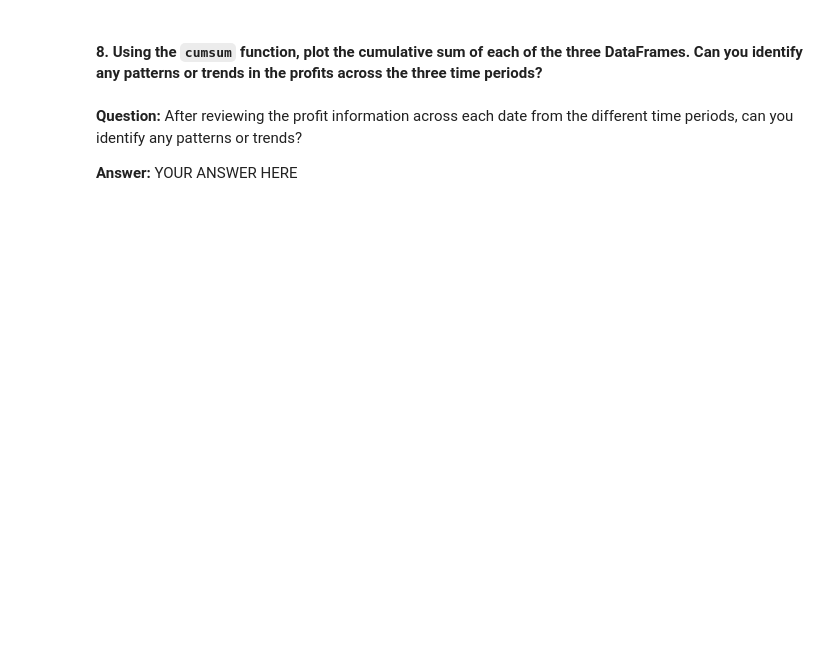
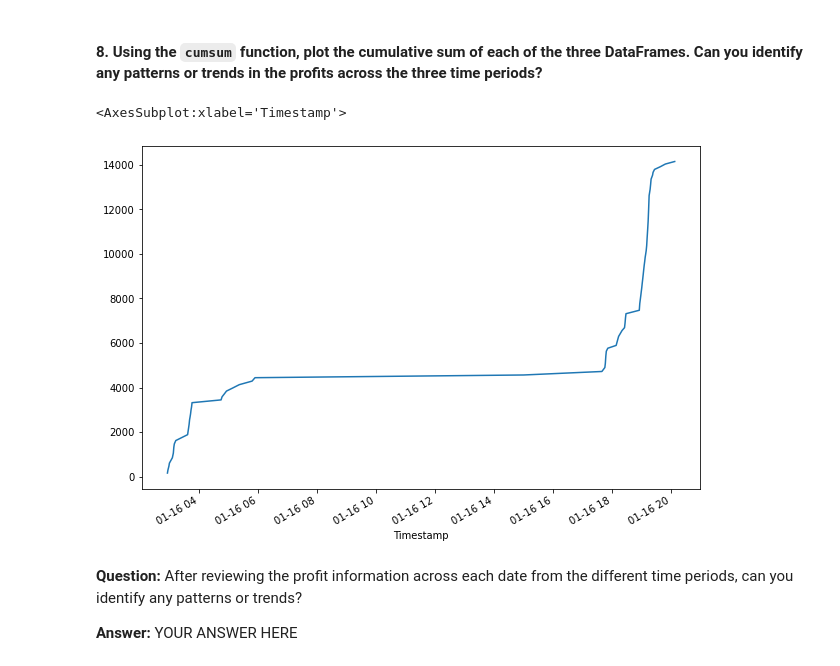
Before and after one commit to asabeti/Module_Challenge_3, a Jupyter notebook: crypto_arbitrage.ipynb, the cells around one changed output. Saved outputs shown, nothing was run; the diff lists cells and outputs as text; code cells hidden in the pictures; blank space fills up the shorter version.

```diff
--- a/crypto_arbitrage.ipynb
+++ b/crypto_arbitrage.ipynb
@@ -607,10 +654,13 @@ SyntaxError: invalid syntax (2809958748.py, line 3)
 #### 8. Using the `cumsum` function, plot the cumulative sum of each of the three DataFrames. Can you identify any patterns or trends in the profits across the three time periods?
 # %%
 # Use the cumsum function to calculate the cumulative profits over time for the early profit per trade DataFrame
-cumulative_profit_early = # YOUR CODE HERE
+cumulative_profit_early = profit_per_trade_early.cumsum()
 # %%
 # Plot the cumulative sum of profits for the early profit per trade DataFrame
-# YOUR CODE HERE
+cumulative_profit_early.plot(figsize=(10,7))
+# %% [output]
+<AxesSubplot:xlabel='Timestamp'>
+[figure, added]
 # %% [markdown]
 **Question:** After reviewing the profit information across each date from the different time periods, can you identify any patterns or trends?
 
```
Also changed, not shown: parts of 7 cells of this notebook.
